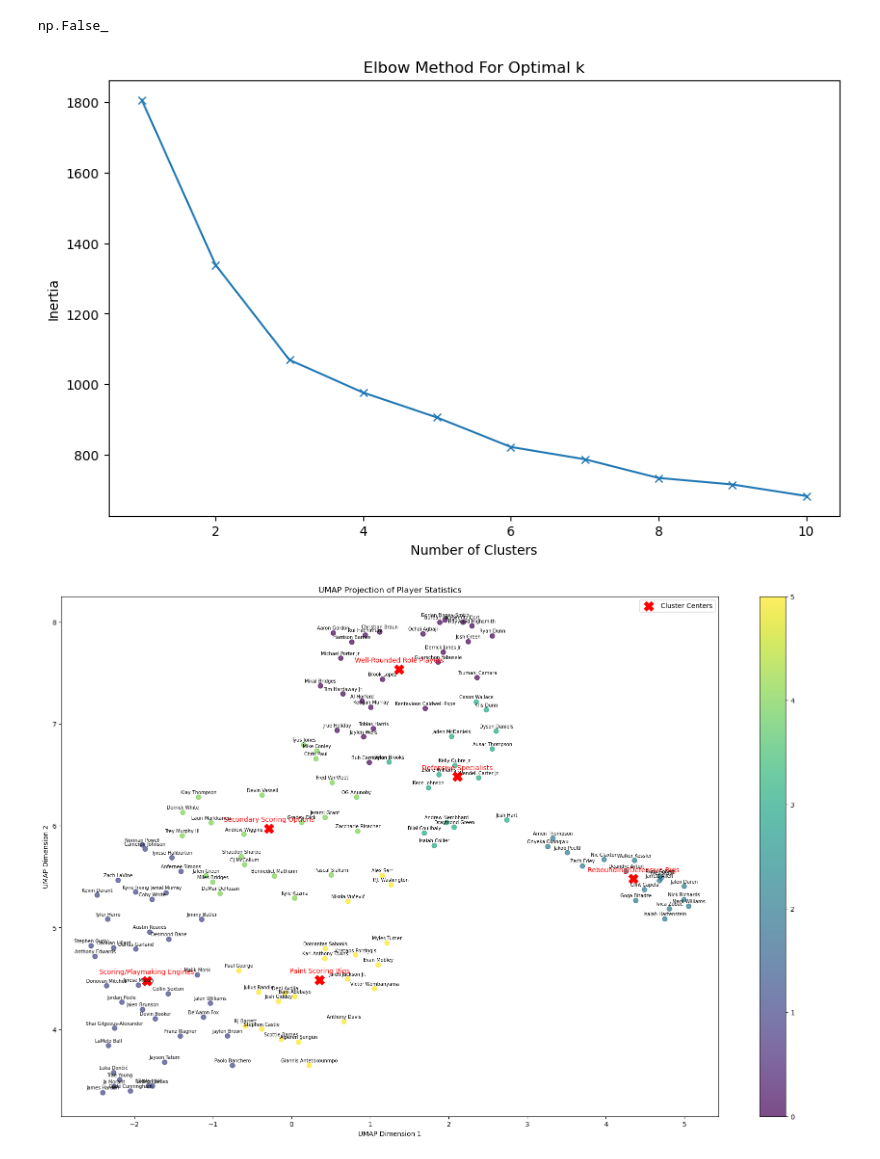
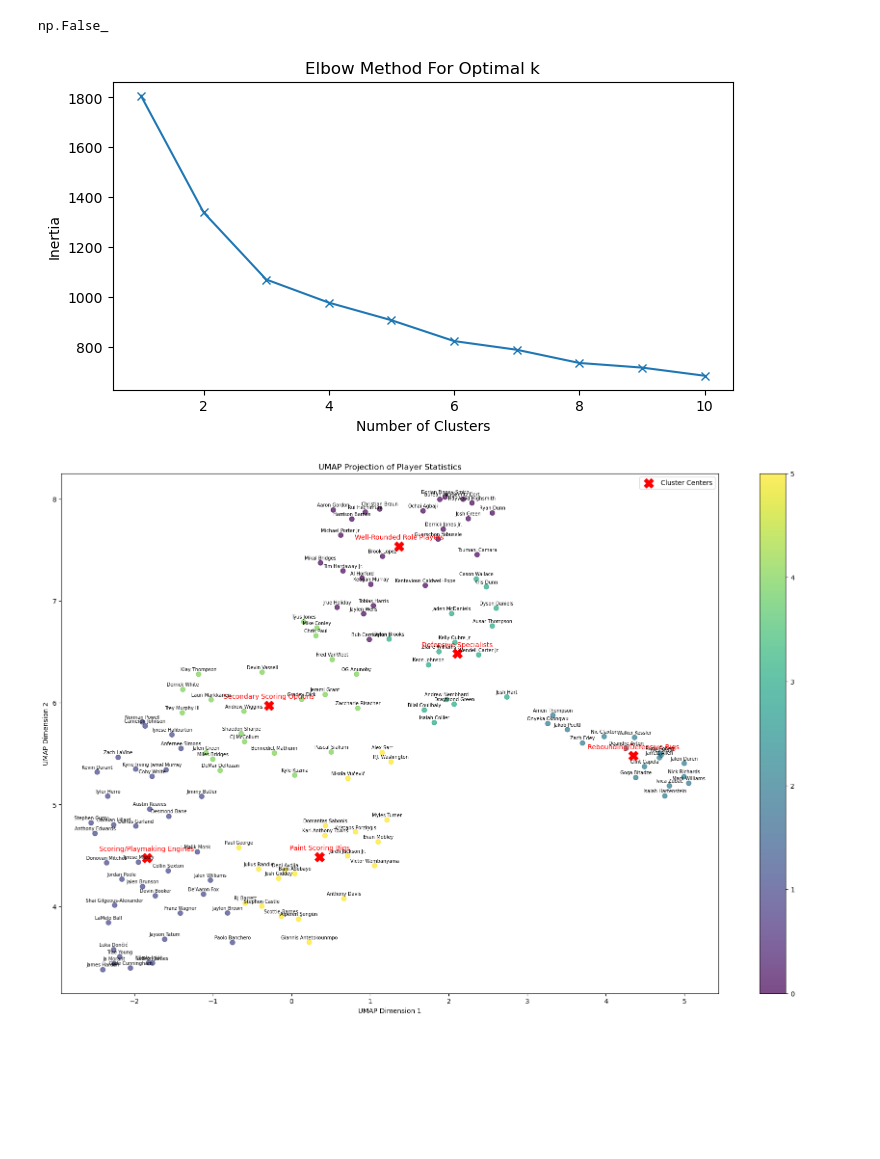
Before and after one commit to nathan-tuo/NBA-Player-Clustering, a Jupyter notebook: NBA_Players_Clustering.ipynb, the cells around one changed output. Cells and saved outputs as stored; diff of their text form; code cells hidden in the pictures; blank space fills up the shorter version.

```diff
--- a/NBA_Players_Clustering.ipynb
+++ b/NBA_Players_Clustering.ipynb
@@ -54,19 +45,19 @@ np.False_
 scaler = StandardScaler()
 X_scaled = scaler.fit_transform(X)
 # %%
-inertias2 = []
+inertias = []
 for i in range(1,11):
     kmeans = KMeans(n_clusters=i, random_state=42)
     kmeans.fit(X_scaled)
-    inertias2.append(kmeans.inertia_)
-plt.figure(figsize = (10,6))
-plt.plot(range(1,11), inertias2, marker = "x")
+    inertias.append(kmeans.inertia_)
+plt.figure(figsize = (8,4))
+plt.plot(range(1,11), inertias, marker = "x")
 plt.xlabel('Number of Clusters')
 plt.ylabel('Inertia')
 plt.title('Elbow Method For Optimal k')
 plt.show()
 # %% [output]
-[figure, old version]
+[figure, new version]
 # %%
 umap_2d = UMAP(n_components=2, init="random", random_state=0)
 umap_result = umap_2d.fit_transform(X_scaled)
```
Also changed, not shown: parts of 1 cell of this notebook.
